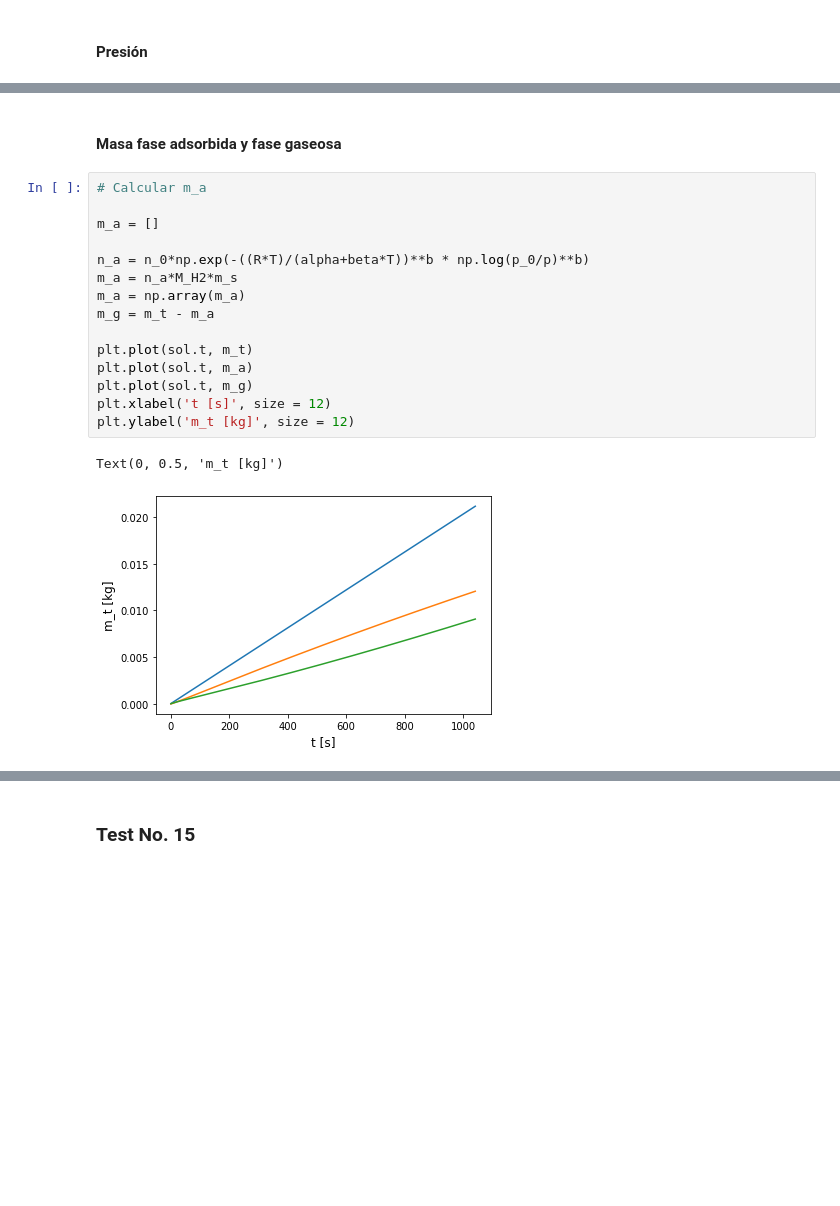
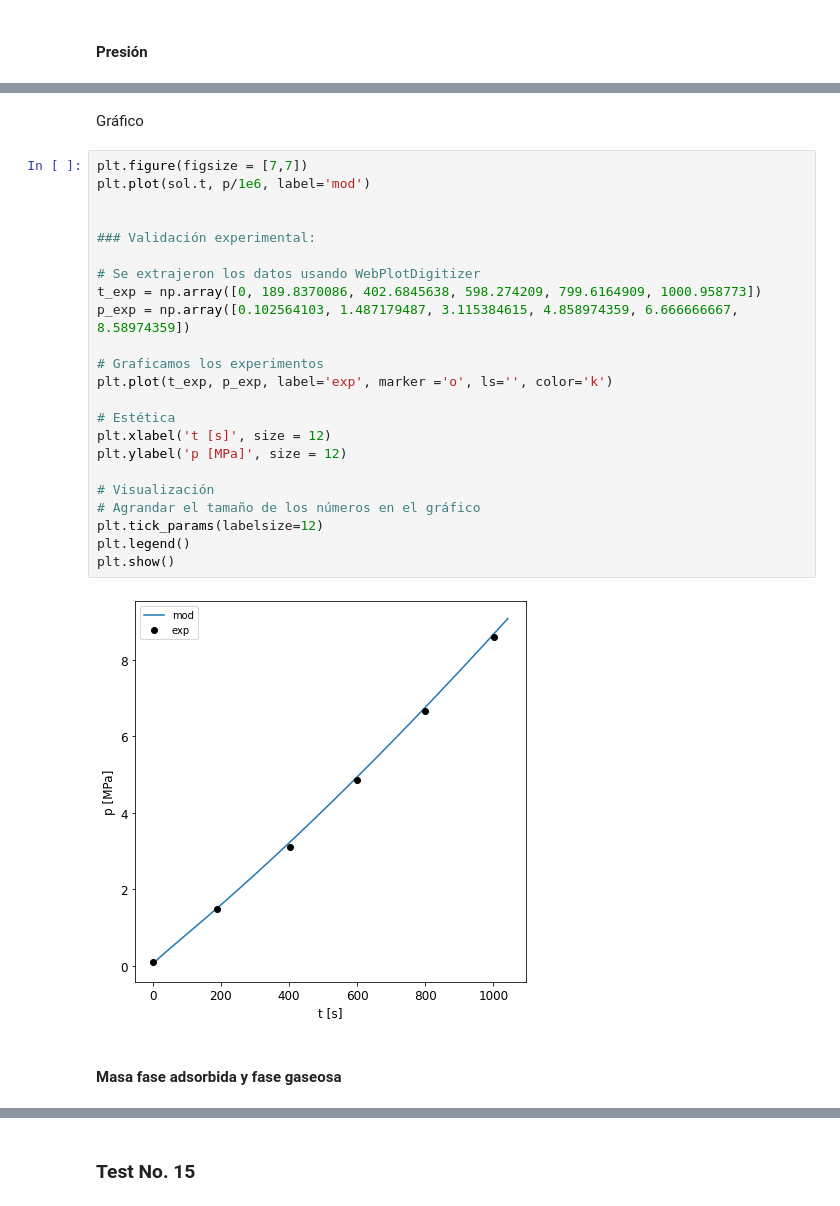
Before and after one commit to Kieraan/Lumped-parameter-model-for-adsorbative-hydrogen, a Jupyter notebook: lumped_paramater_model_simple.ipynb, the cells around one changed output, grey strips where cells are left out. Saved outputs shown, nothing was run; the diff lists cells and outputs as text; blank space fills up the shorter version.

```diff
--- a/lumped_paramater_model_simple.ipynb
+++ b/lumped_paramater_model_simple.ipynb
@@ -267,20 +260,29 @@ Text(0, 0.5, 'presión [MPa]')
+# %% [markdown]
+Gráfico
+# %%
+plt.figure(figsize = [7,7])
+plt.plot(sol.t, p/1e6, label='mod')
+
+
+### Validación experimental:
+
+# Se extrajeron los datos usando WebPlotDigitizer
+t_exp = np.array([0, 189.8370086, 402.6845638, 598.274209, 799.6164909, 1000.958773])
+p_exp = np.array([0.102564103, 1.487179487, 3.115384615, 4.858974359, 6.666666667, 8.58974359])
+
+# Graficamos los experimentos
+plt.plot(t_exp, p_exp, label='exp', marker ='o', ls='', color='k')
+
+# Estética
+plt.xlabel('t [s]', size = 12)
+plt.ylabel('p [MPa]', size = 12)
+
+# Visualización
+# Agrandar el tamaño de los números en el gráfico
+plt.tick_params(labelsize=12)
+plt.legend()
+plt.show()
+# %% [output]
+[figure, added]
 # %% [markdown]
 #### Masa fase adsorbida y fase gaseosa
-# %%
-# Calcular m_a
-
-m_a = []
-
-n_a = n_0*np.exp(-((R*T)/(alpha+beta*T))**b * np.log(p_0/p)**b)
-m_a = n_a*M_H2*m_s
-m_a = np.array(m_a)
-m_g = m_t - m_a
-
-plt.plot(sol.t, m_t)
-plt.plot(sol.t, m_a)
-plt.plot(sol.t, m_g)
-plt.xlabel('t [s]', size = 12)
-plt.ylabel('m_t [kg]', size = 12)
-# %% [output]
-Text(0, 0.5, 'm_t [kg]')
-[figure, removed]
```
Also changed, not shown: parts of 13 cells of this notebook.
